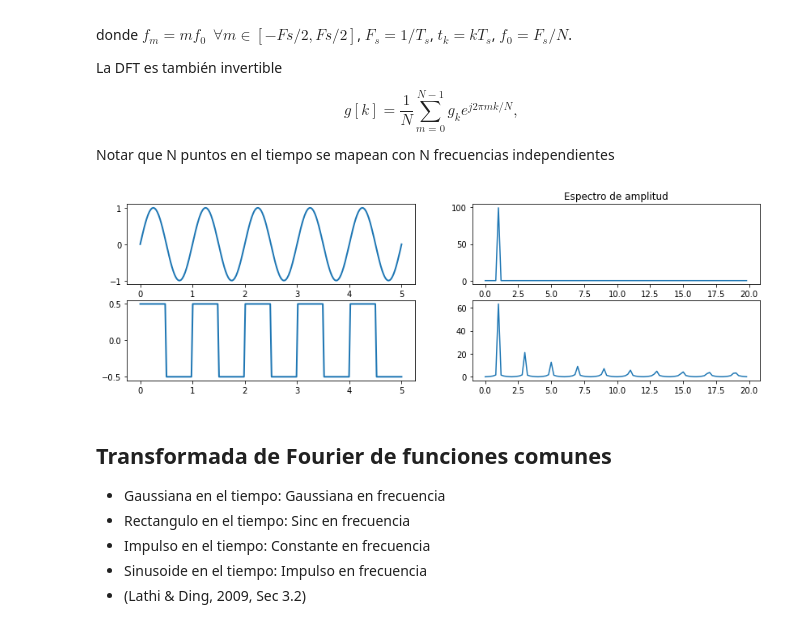
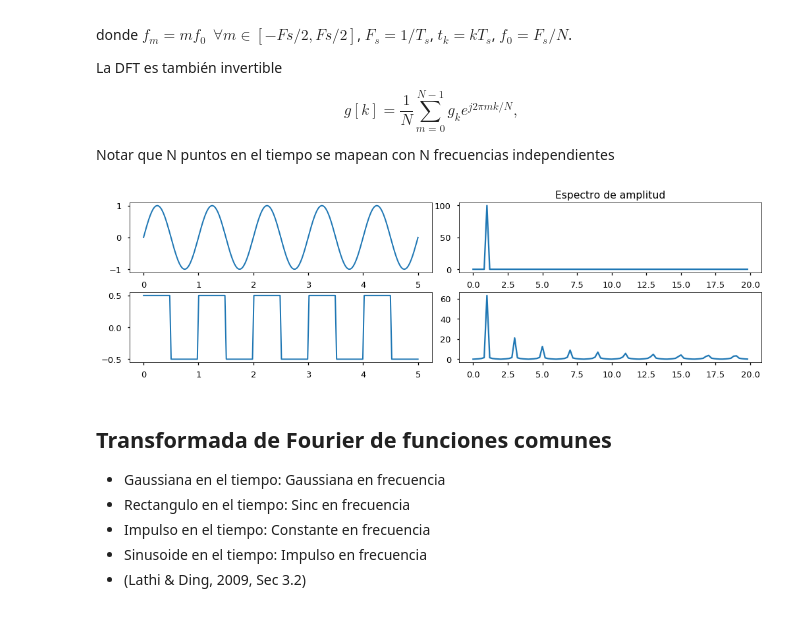
Before and after one commit to phuijse/UACH-INFO185, a Jupyter notebook: unidad2_sistemas_de_comunicacion.ipynb, the cells around one changed output. Drawn from its saved outputs; the diff is of its cells as text; code cells hidden in the pictures.

```diff
--- a/unidad2_sistemas_de_comunicacion.ipynb
+++ b/unidad2_sistemas_de_comunicacion.ipynb
@@ -8,13 +8,16 @@
 # %%
 %matplotlib inline
 import matplotlib.pylab as plt
+plt.style.use('seaborn-talk')
 from scipy import fftpack
 from matplotlib.colors import LogNorm
 print("Matplotlib ver: %s" %(plt.__version__))
 import numpy as np
 print("Numpy ver: %s" %(np.__version__))
-from ipywidgets import interact
+from ipywidgets import Layout, FloatSlider, IntSlider
+from ipywidgets import interact, interactive
 from ipykernel.pylab.backend_inline import flush_figures
+import time
 # %% [output]
 Matplotlib ver: 1.14.0
 Numpy ver: 1.14.0
@@ -359,21 +395,21 @@ Notar que N puntos en el tiempo se mapean con N frecuencias independientes
 # %%
 x = np.linspace(0.0, 5.0, num=200)
 y = np.sin(2.0*np.pi*1.0*x)
 fig = plt.figure(figsize=(14, 4))
 ax = fig.add_subplot(2, 2, 1); ax.plot(x, y, linewidth=2)
 f = np.arange(0.0, 0.5*200/5.0, step=1.0/5.0)
 Yreal = np.sum(y[:, np.newaxis]*np.cos(2.0*np.pi*x[:, np.newaxis]*f[:,np.newaxis].T), axis=0)
-Yimag = np.sum(y[:, np.newaxis]*np.sin(2.0*np.pi*x[:, np.newaxis]*f[:,np.newaxis].T), axis=0)
+Yimag = -np.sum(y[:, np.newaxis]*np.sin(2.0*np.pi*x[:, np.newaxis]*f[:,np.newaxis].T), axis=0)
 ax = fig.add_subplot(2, 2, 2); ax.plot(f, np.sqrt(Yreal**2 + Yimag**2)); ax.set_title('Espectro de amplitud')
 #ax = fig.add_subplot(2, 2, 3); ax.plot(f, np.arctan2(-Yimag, Yreal)); ax.set_title('Espectro de fase')
 y = 0.5 + 0.5*np.sin(2.0*np.pi*1.0*x)//1.1
 ax = fig.add_subplot(2, 2, 3); ax.plot(x, y, linewidth=2)
 Yreal = np.sum(y[:, np.newaxis]*np.cos(2.0*np.pi*x[:, np.newaxis]*f[:,np.newaxis].T), axis=0)
-Yimag = np.sum(y[:, np.newaxis]*np.sin(2.0*np.pi*x[:, np.newaxis]*f[:,np.newaxis].T), axis=0)
-ax = fig.add_subplot(2, 2, 4); ax.plot(f, np.sqrt(Yreal**2 + Yimag**2));
+Yimag = -np.sum(y[:, np.newaxis]*np.sin(2.0*np.pi*x[:, np.newaxis]*f[:,np.newaxis].T), axis=0)
+ax = fig.add_subplot(2, 2, 4); ax.plot(f, np.sqrt(Yreal**2 + Yimag**2)); plt.tight_layout(pad=0.1);
 #ax = fig.add_subplot(2, 2, 6); ax.plot(f, np.arctan2(-Yimag, Yreal));
 # %% [output]
-[figure, old version]
+[figure, new version]
 # %% [markdown]
 ## Transformada de Fourier de funciones comunes
 - Gaussiana en el tiempo: Gaussiana en frecuencia
```
Also changed, not shown: parts of 23 cells of this notebook, 2 other files.
